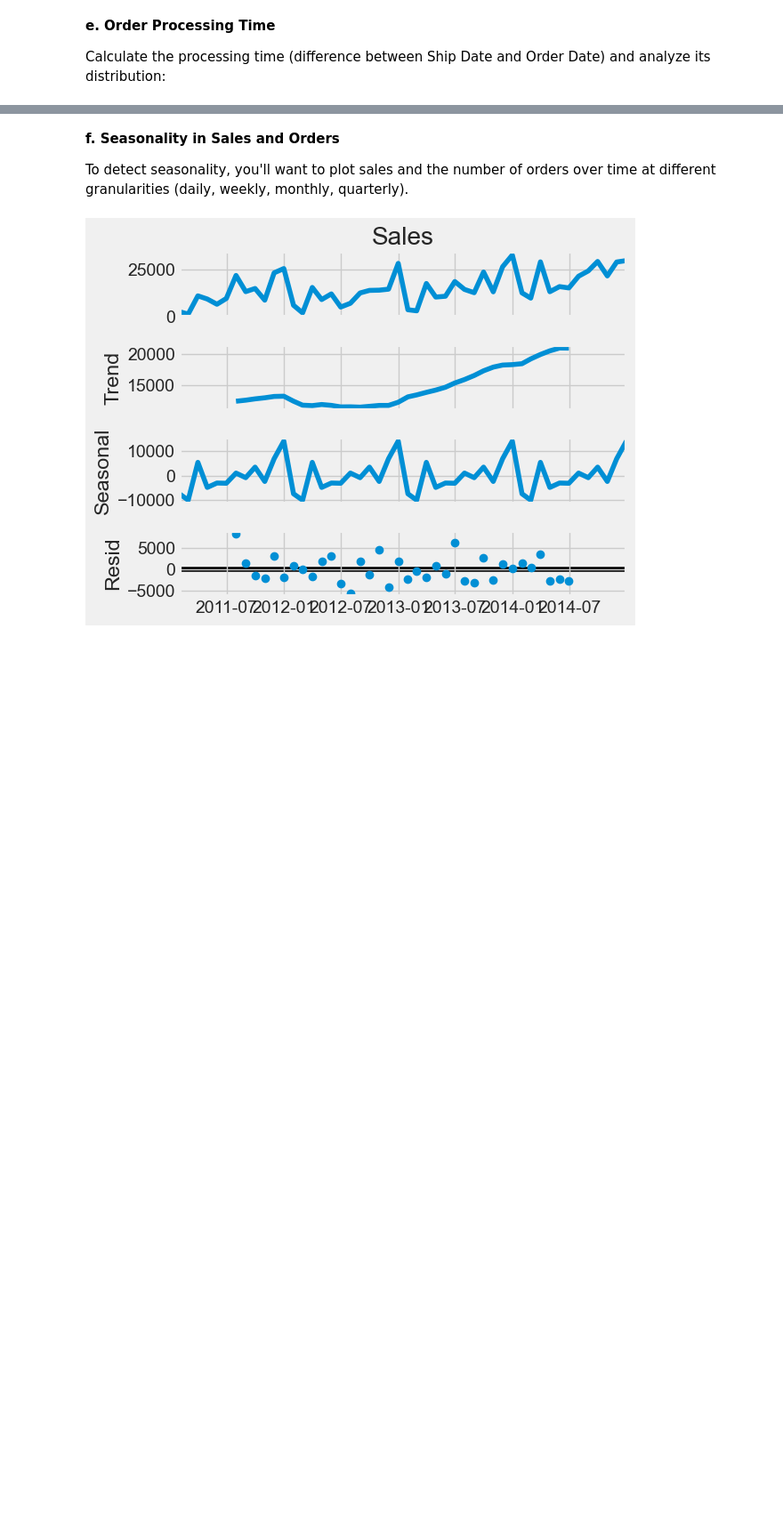
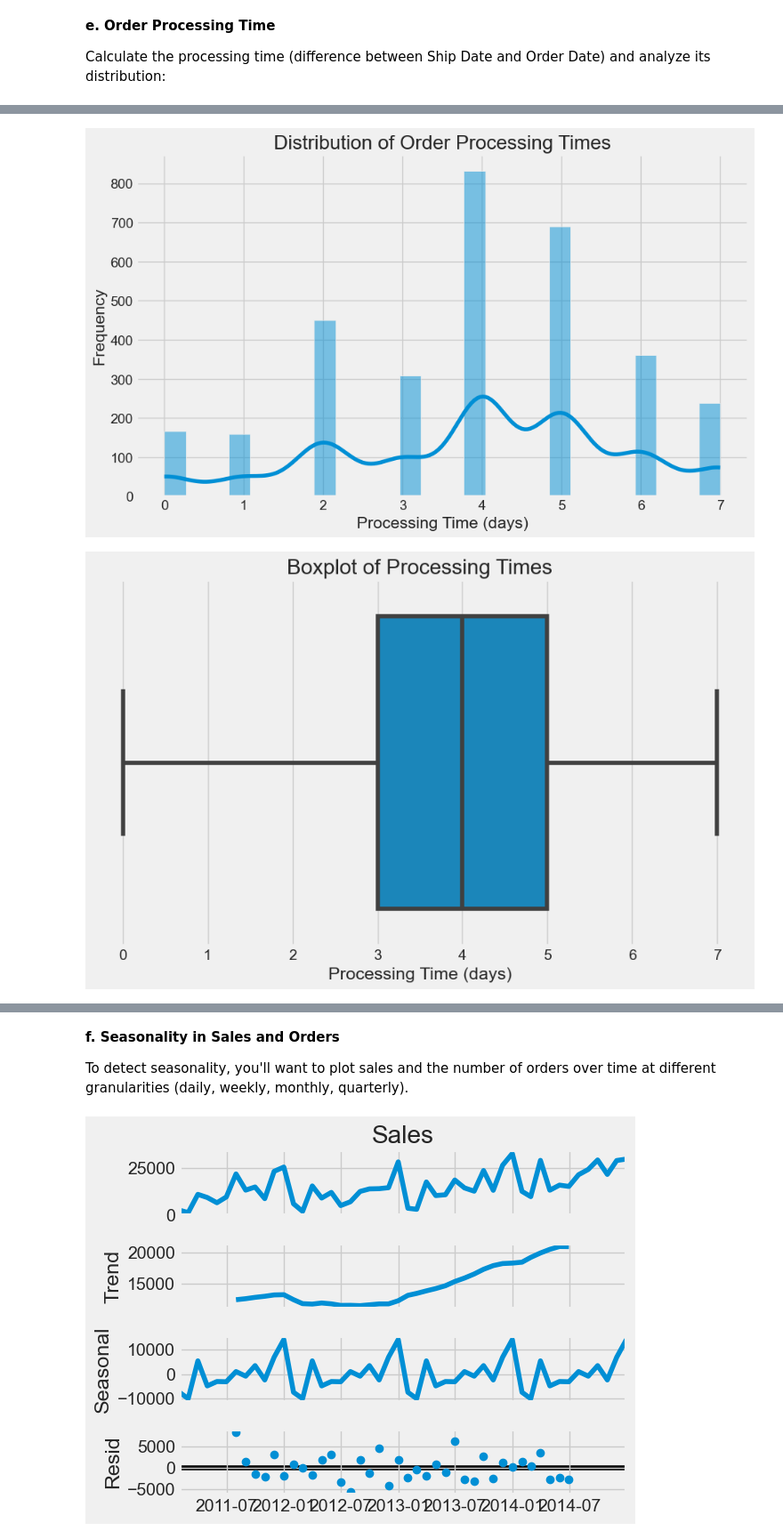
Before and after one commit to Clercminator/Walmart-Prediction-Project-NextGen, a Jupyter notebook: walmart_prediction.ipynb, the cells around one changed output, grey strips where cells are left out. Shown at 89% size. Drawn from its saved outputs; the diff is of its cells as text; code cells hidden in the pictures; blank space fills up the shorter version.

```diff
--- a/walmart_prediction.ipynb
+++ b/walmart_prediction.ipynb
@@ -368,0 +309,19 @@ df['Processing Time'].plot(kind='hist', title='Order Processing Time Distributio
+# %%
+#Histogram of processing times
+plt.figure(figsize=(10, 6))
+sns.histplot(df['Processing Time'], kde=True)
+plt.title('Distribution of Order Processing Times')
+plt.xlabel('Processing Time (days)')
+plt.ylabel('Frequency')
+plt.show()
+#qué es la linea?
+
+# Boxplot to identify outliers
+plt.figure(figsize=(10, 6))
+sns.boxplot(x=df['Processing Time'])
+plt.title('Boxplot of Processing Times')
+plt.xlabel('Processing Time (days)')
+plt.show()
+# %% [output]
+[figure, added]
+[figure, added]
```
Also changed, not shown: parts of 60 cells of this notebook.
